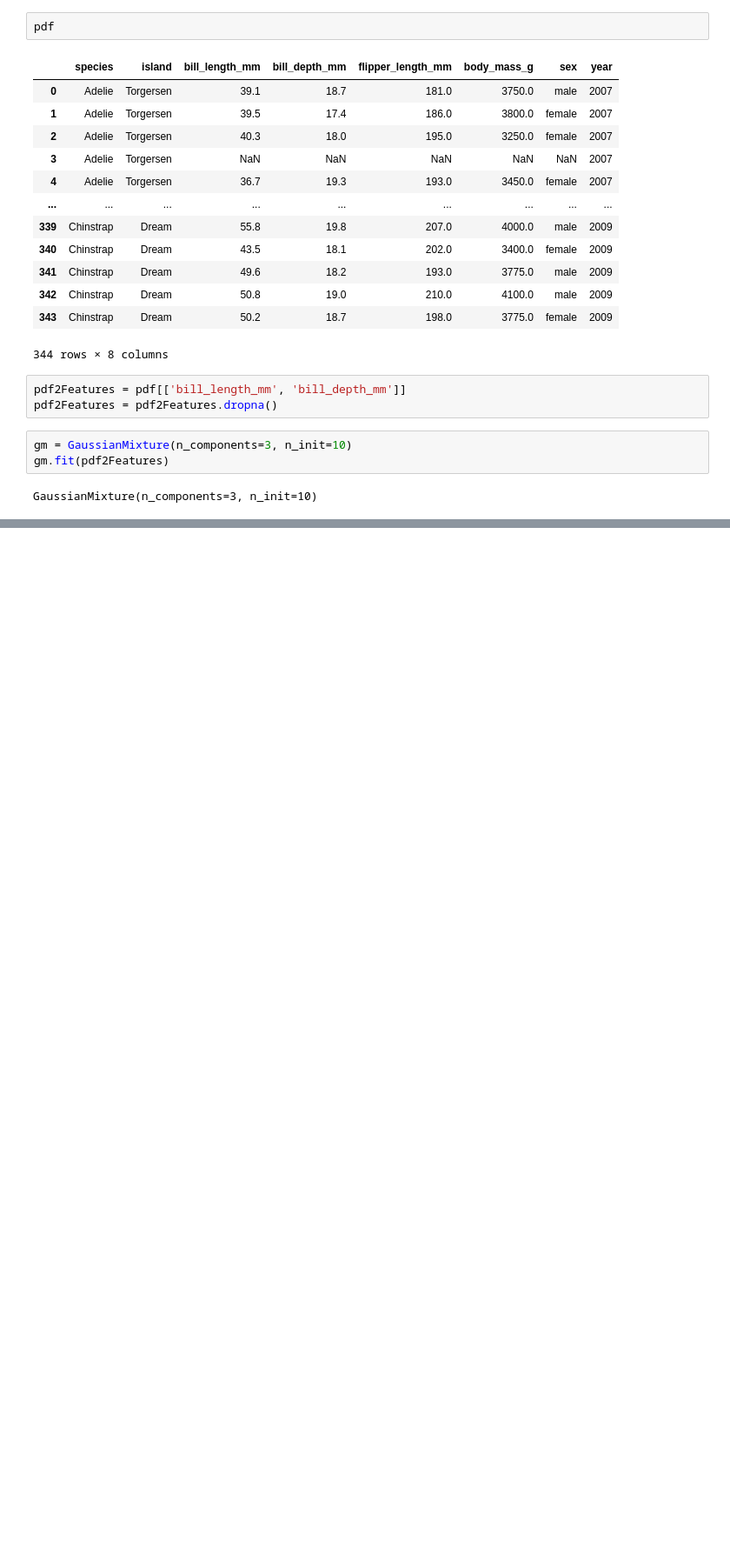
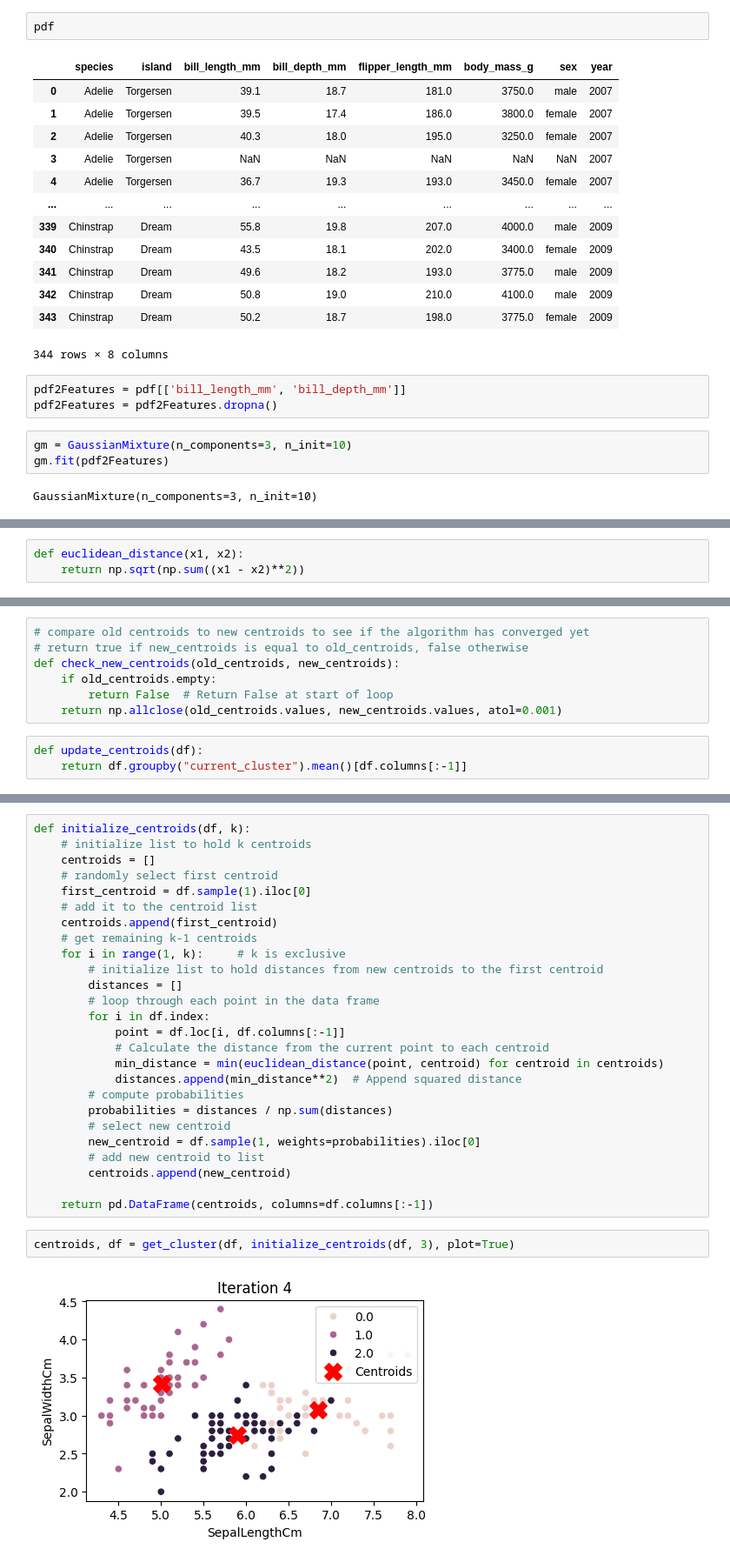
Before and after one commit to michaeledge27/CSCI290, a Jupyter notebook: notebooks/GaussianMixtureModelPractice.ipynb, the cells around one changed output, grey strips where cells are left out. Shown at 87% size. Drawn from its saved outputs; the diff is of its cells as text; blank space fills up the shorter version.

```diff
--- a/notebooks/GaussianMixtureModelPractice.ipynb
+++ b/notebooks/GaussianMixtureModelPractice.ipynb
@@ -204,0 +220,3 @@ plt.show()
+# %%
+def euclidean_distance(x1, x2):
+    return np.sqrt(np.sum((x1 - x2)**2))
@@ -204,0 +227,10 @@ plt.show()
+# %%
+# compare old centroids to new centroids to see if the algorithm has converged yet
+# return true if new_centroids is equal to old_centroids, false otherwise
+def check_new_centroids(old_centroids, new_centroids):
+    if old_centroids.empty:
+        return False  # Return False at start of loop
+    return np.allclose(old_centroids.values, new_centroids.values, atol=0.001)
+# %%
+def update_centroids(df):
+    return df.groupby("current_cluster").mean()[df.columns[:-1]]
@@ -204,0 +296,30 @@ plt.show()
+# %%
+def initialize_centroids(df, k):
+    # initialize list to hold k centroids
+    centroids = []
+    # randomly select first centroid
+    first_centroid = df.sample(1).iloc[0]
+    # add it to the centroid list
+    centroids.append(first_centroid)
+    # get remaining k-1 centroids
+    for i in range(1, k):     # k is exclusive
+        # initialize list to hold distances from new centroids to the first centroid
+        distances = []
+        # loop through each point in the data frame
+        for i in df.index:
+            point = df.loc[i, df.columns[:-1]]
+            # Calculate the distance from the current point to each centroid
+            min_distance = min(euclidean_distance(point, centroid) for centroid in centroids)
+            distances.append(min_distance**2)  # Append squared distance
+        # compute probabilities
+        probabilities = distances / np.sum(distances)
+        # select new centroid
+        new_centroid = df.sample(1, weights=probabilities).iloc[0]
+        # add new centroid to list
+        centroids.append(new_centroid)
+
+    return pd.DataFrame(centroids, columns=df.columns[:-1])
+# %%
+centroids, df = get_cluster(df, initialize_centroids(df, 3), plot=True)
+# %% [output]
+[figure, added]
```
Also changed, not shown: parts of 59 cells of this notebook.
